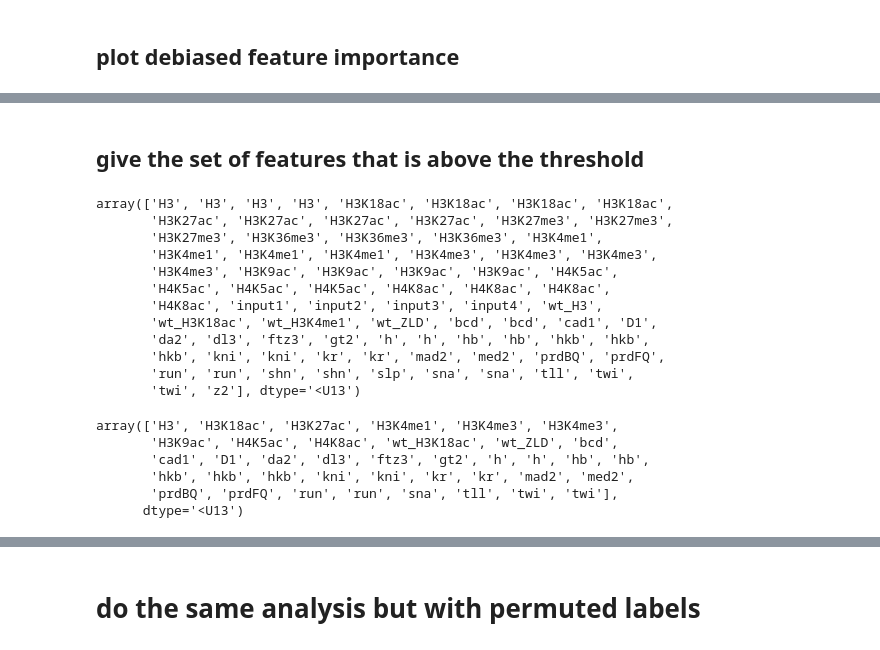
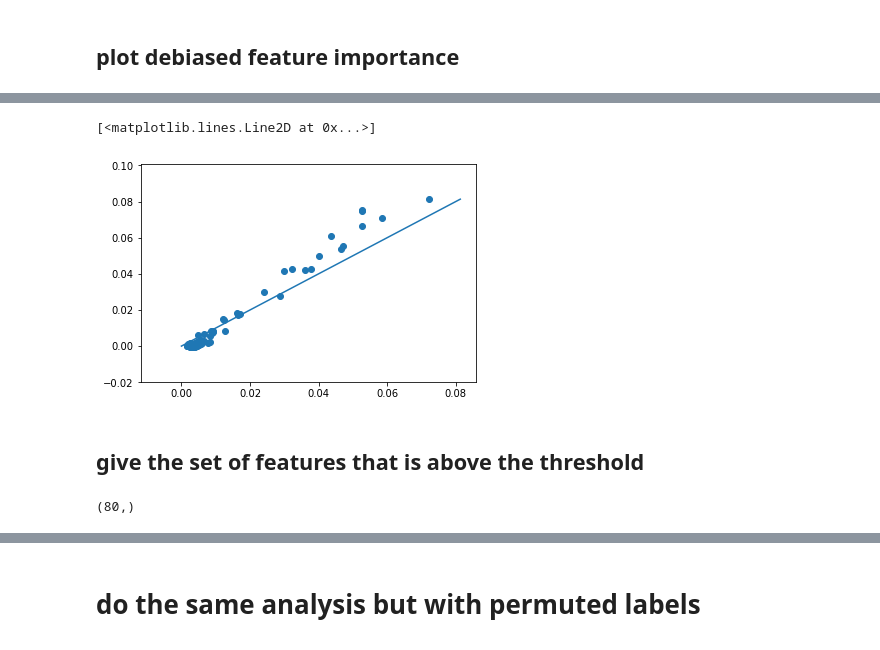
Before and after one commit to shifwang/Enhancer, a Jupyter notebook: explorations/03_feature_selection_with_debiased_gini_importance.ipynb, the cells around one changed output, grey strips where cells are left out. Saved outputs shown, nothing was run; the diff lists cells and outputs as text; code cells hidden in the pictures.

```diff
--- a/explorations/03_feature_selection_with_debiased_gini_importance.ipynb
+++ b/explorations/03_feature_selection_with_debiased_gini_importance.ipynb
@@ -82,27 +89,13 @@ plt.bar(x = list(reversed(range(p))), height = test_importance[ix], yerr = test_
+# %%
+### plot their difference
+plt.scatter(x = rf.feature_importances_, y= test_importance, marker='o')
+plt.plot([0, max(test_importance)], [0, max(test_importance)])
+# %% [output]
+[<matplotlib.lines.Line2D at 0x...>]
+[figure, added]
 # %% [markdown]
 ## give the set of features that is above the threshold
 # %%
-varnames[1,:]
+varnames[1,:].shape
 # %% [output]
-array(['H3', 'H3', 'H3', 'H3', 'H3K18ac', 'H3K18ac', 'H3K18ac', 'H3K18ac',
-       'H3K27ac', 'H3K27ac', 'H3K27ac', 'H3K27ac', 'H3K27me3', 'H3K27me3',
-       'H3K27me3', 'H3K36me3', 'H3K36me3', 'H3K36me3', 'H3K4me1',
-       'H3K4me1', 'H3K4me1', 'H3K4me1', 'H3K4me3', 'H3K4me3', 'H3K4me3',
-       'H3K4me3', 'H3K9ac', 'H3K9ac', 'H3K9ac', 'H3K9ac', 'H4K5ac',
-       'H4K5ac', 'H4K5ac', 'H4K5ac', 'H4K8ac', 'H4K8ac', 'H4K8ac',
-       'H4K8ac', 'input1', 'input2', 'input3', 'input4', 'wt_H3',
-       'wt_H3K18ac', 'wt_H3K4me1', 'wt_ZLD', 'bcd', 'bcd', 'cad1', 'D1',
-       'da2', 'dl3', 'ftz3', 'gt2', 'h', 'h', 'hb', 'hb', 'hkb', 'hkb',
-       'hkb', 'kni', 'kni', 'kr', 'kr', 'mad2', 'med2', 'prdBQ', 'prdFQ',
-       'run', 'run', 'shn', 'shn', 'slp', 'sna', 'sna', 'tll', 'twi',
-       'twi', 'z2'], dtype='<U13')
+(80,)
-# %%
-selected_features = test_importance > test_SE * 2
-varnames[1,selected_features]
-# %% [output]
-array(['H3', 'H3K18ac', 'H3K27ac', 'H3K4me1', 'H3K4me3', 'H3K4me3',
-       'H3K9ac', 'H4K5ac', 'H4K8ac', 'wt_H3K18ac', 'wt_ZLD', 'bcd',
-       'cad1', 'D1', 'da2', 'dl3', 'ftz3', 'gt2', 'h', 'h', 'hb', 'hb',
-       'hkb', 'hkb', 'hkb', 'kni', 'kni', 'kr', 'kr', 'mad2', 'med2',
-       'prdBQ', 'prdFQ', 'run', 'run', 'sna', 'tll', 'twi', 'twi'],
-      dtype='<U13')
```
Also changed, not shown: parts of 13 cells of this notebook, 9 other files.
